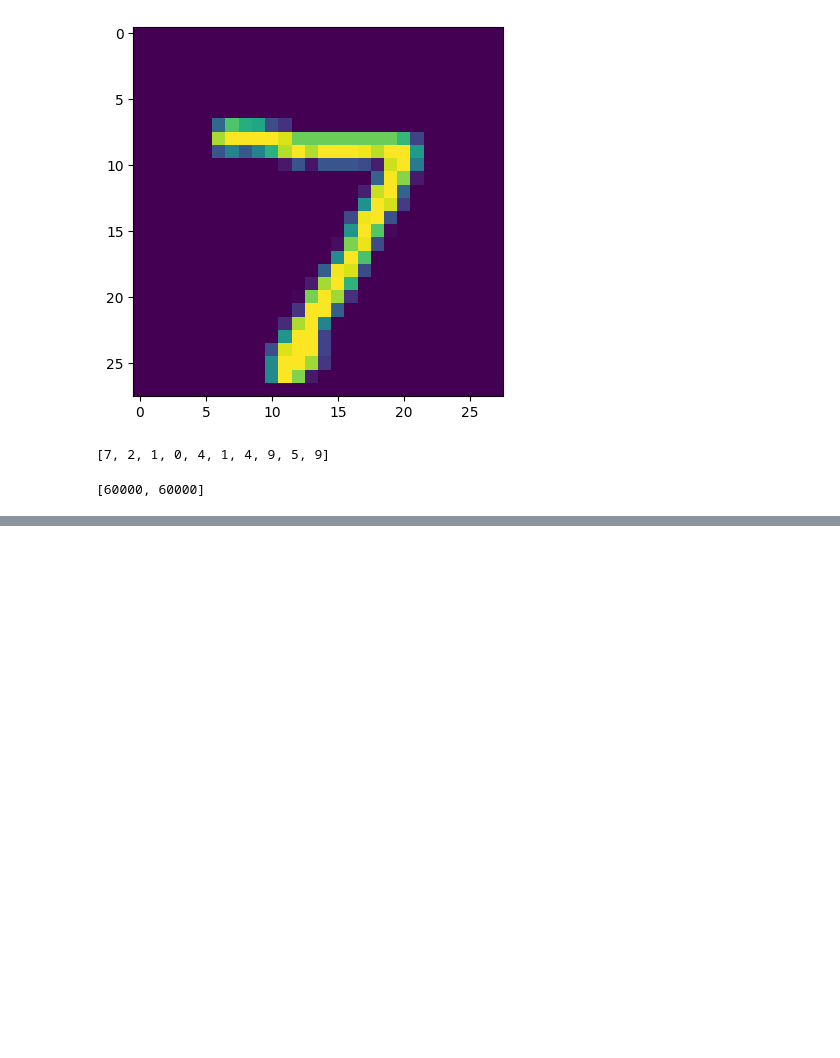
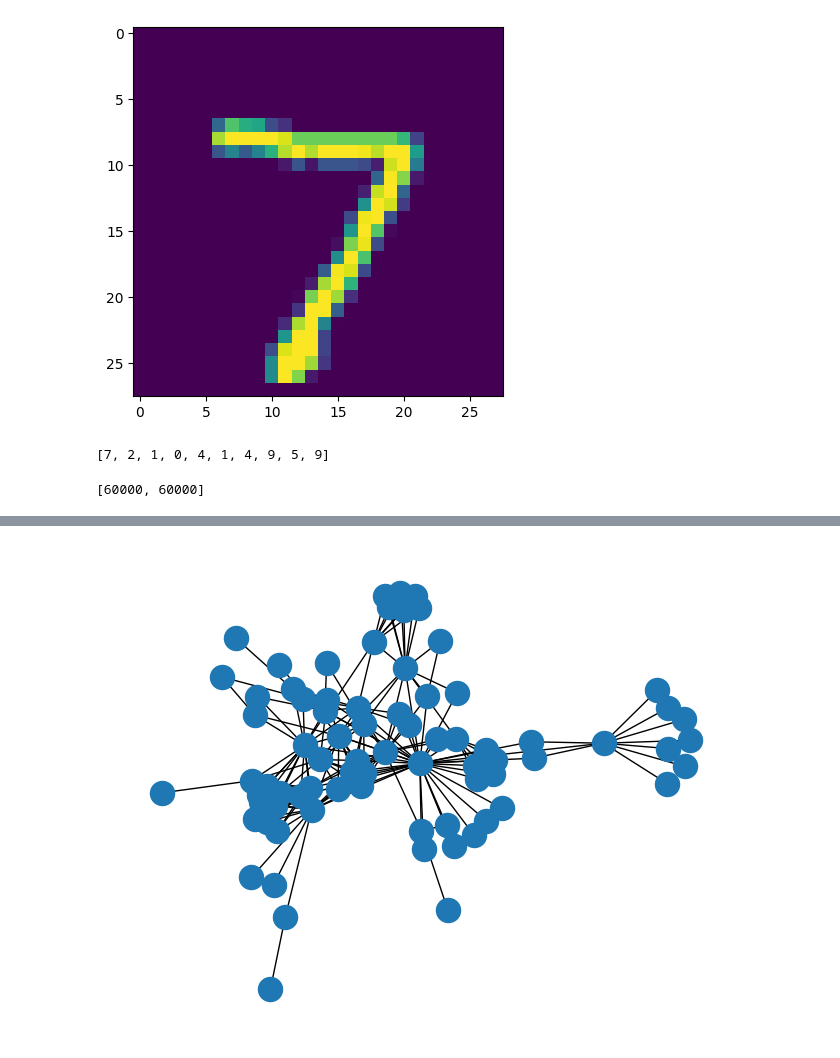
Before and after one commit to qc2321/embedders, a Jupyter notebook: notebooks/21_pc_other_graph_dataset.ipynb, the cells around one changed output, grey strips where cells are left out. Drawn from its saved outputs; the diff is of its cells as text; code cells hidden in the pictures; blank space fills up the shorter version.

```diff
--- a/notebooks/21_pc_other_graph_dataset.ipynb
+++ b/notebooks/21_pc_other_graph_dataset.ipynb
@@ -186,0 +193,5 @@ from embedders.dataloaders import load_mnist
+# %%
+G = nx.read_gml("../data/graphs/lesmis/lesmis.gml", label="id")
+nx.draw(G)
+# %% [output]
+[figure, added]
```
Also changed, not shown: parts of 1 cell of this notebook, 10 other files.
